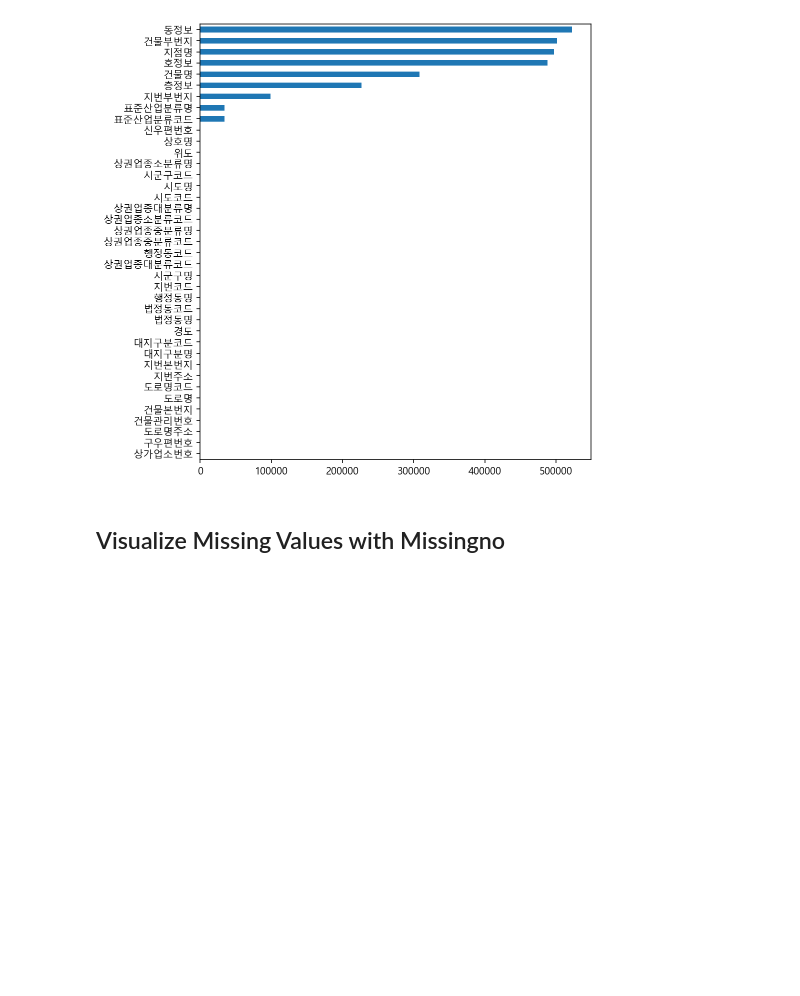
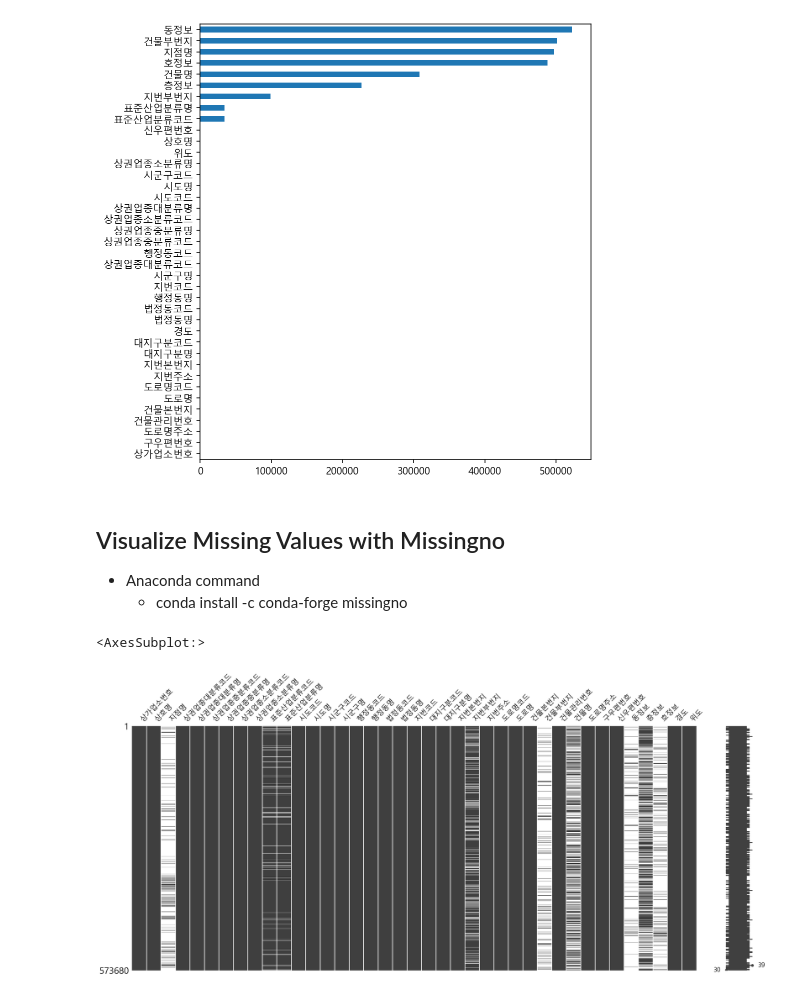
Before and after one commit to taeheelee90/seoul_market_analysis, a Jupyter notebook: Untitled.ipynb, the cells around one changed output. Cells and saved outputs as stored; diff of their text form; code cells hidden in the pictures; blank space fills up the shorter version.

```diff
--- a/Untitled.ipynb
+++ b/Untitled.ipynb
@@ -177,3 +177,11 @@ n.sort_values().plot.barh(figsize=(7,8))
 [figure]
 # %% [markdown]
 ## Visualize Missing Values with Missingno
+* Anaconda command
+  * conda install -c conda-forge missingno
+# %%
+import missingno as msno
+msno.matrix(df)
+# %% [output]
+<AxesSubplot:>
+[figure, added]
```
Also changed, not shown: parts of 11 cells of this notebook.
